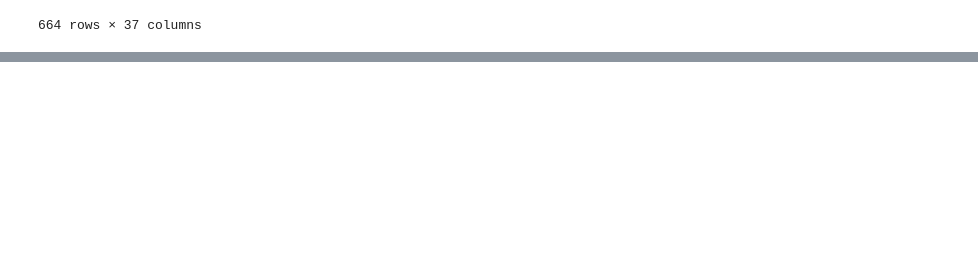
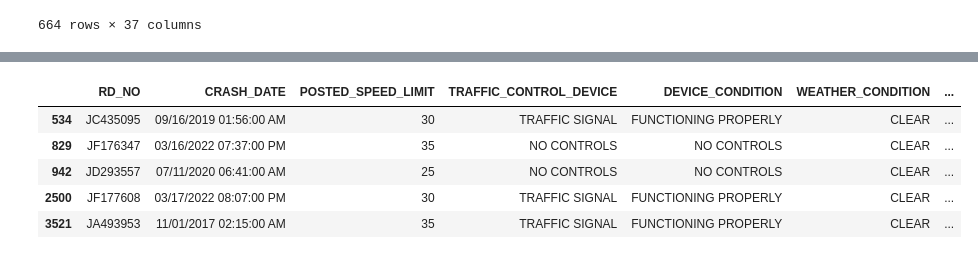
Before and after one commit to vilianf/analytics, a Jupyter notebook: python/Chicago/Acidentes_Chicago.ipynb, the cells around one changed output, grey strips where cells are left out. Drawn from its saved outputs; the diff is of its cells as text; code cells hidden in the pictures; blank space fills up the shorter version.

```diff
--- a/python/Chicago/Acidentes_Chicago.ipynb
+++ b/python/Chicago/Acidentes_Chicago.ipynb
@@ -285,0 +316,10 @@ sns.countplot(x=Fatalidades['CRASH_MONTH'], data=Fatalidades, palette="Set3")
+# %%
+#Verificar se há faixa de horários com mais fatalidades
+Fatalidades.head()
+# %% [output]
+|  | RD_NO | CRASH_DATE | POSTED_SPEED_LIMIT | TRAFFIC_CONTROL_DEVICE | DEVICE_CONDITION | WEATHER_CONDITION | ... |
+| 534 | JC435095 | 09/16/2019 01:56:00 AM | 30 | TRAFFIC SIGNAL | FUNCTIONING PROPERLY | CLEAR | ... |
+| 829 | JF176347 | 03/16/2022 07:37:00 PM | 35 | NO CONTROLS | NO CONTROLS | CLEAR | ... |
+| 942 | JD293557 | 07/11/2020 06:41:00 AM | 25 | NO CONTROLS | NO CONTROLS | CLEAR | ... |
+| 2500 | JF177608 | 03/17/2022 08:07:00 PM | 30 | TRAFFIC SIGNAL | FUNCTIONING PROPERLY | CLEAR | ... |
+| 3521 | JA493953 | 11/01/2017 02:15:00 AM | 35 | TRAFFIC SIGNAL | FUNCTIONING PROPERLY | CLEAR | ... |
```
Also changed, not shown: parts of 18 cells of this notebook.
